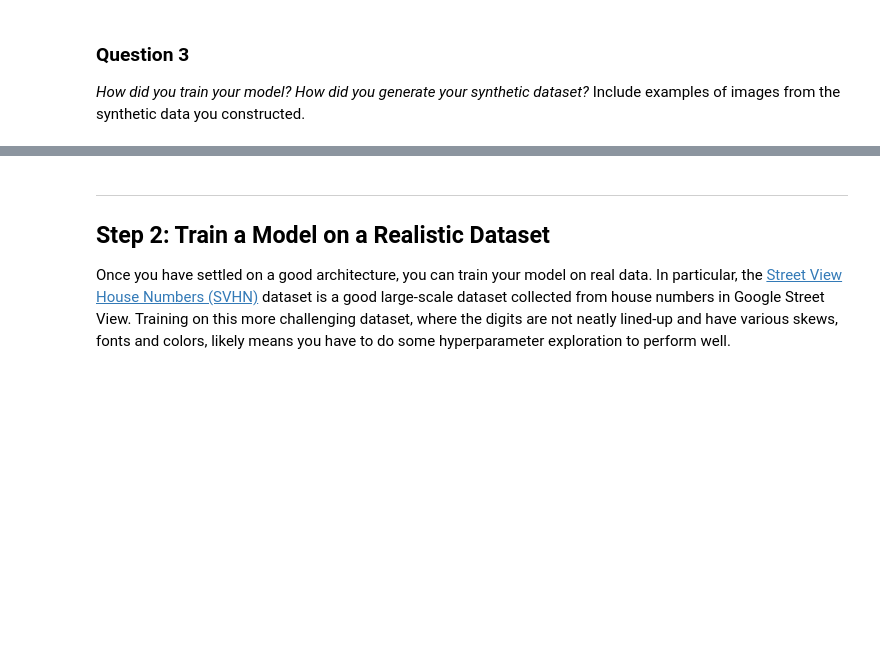
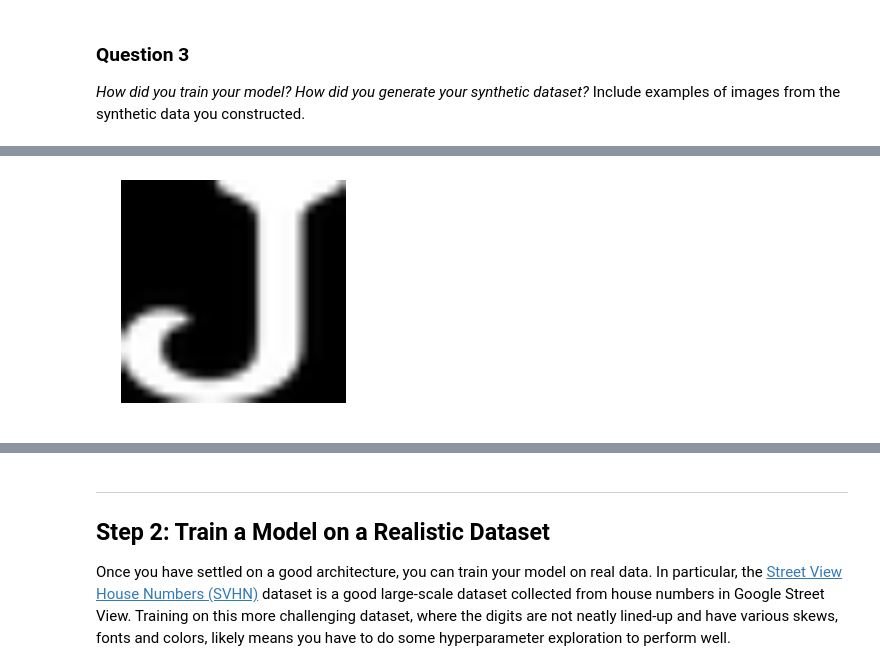
Before and after one commit to kiril-me/machine-learning, a Jupyter notebook: projects/digit_recognition/digit_recognition.ipynb, the cells around one changed output, grey strips where cells are left out. Drawn from its saved outputs; the diff is of its cells as text; code cells hidden in the pictures; blank space fills up the shorter version.

```diff
--- a/projects/digit_recognition/digit_recognition.ipynb
+++ b/projects/digit_recognition/digit_recognition.ipynb
@@ -62,16 +181,16 @@ pickle_file = 'notMNIST.pickle'
 
 with open(pickle_file, 'rb') as f:
   save = pickle.load(f)
-  train_dataset = save['train_dataset']
-  train_labels = save['train_labels']
-  valid_dataset = save['valid_dataset']
-  valid_labels = save['valid_labels']
-  test_dataset = save['test_dataset']
-  test_labels = save['test_labels']
+  train_dataset_org = save['train_dataset']
+  train_labels_org = save['train_labels']
+  valid_dataset_org = save['valid_dataset']
+  valid_labels_org = save['valid_labels']
+  test_dataset_org = save['test_dataset']
+  test_labels_org = save['test_labels']
   del save  # hint to help gc free up memory
-  print('Training set', train_dataset.shape, train_labels.shape)
-  print('Validation set', valid_dataset.shape, valid_labels.shape)
-  print('Test set', test_dataset.shape, test_labels.shape)
+  print('Training set', train_dataset_org.shape, train_labels_org.shape)
+  print('Validation set', valid_dataset_org.shape, valid_labels_org.shape)
+  print('Test set', test_dataset_org.shape, test_labels_org.shape)
 # %% [output]
 Training set (200000, 28, 28) (200000,)
 Validation set (10000, 28, 28) (10000,)
@@ -320,0 +756,9 @@ _How did you train your model? How did you generate your synthetic dataset?_ Inc
+# %%
+plt.axis('off')
+
+imgplot1 = plt.imshow(train_dataset_org[1], cmap='gray')
+
+
+#imgplot2 = plt.imshow(train_dataset_org[2], cmap='gray')
+# %% [output]
+[figure, added]
```
Also changed, not shown: parts of 35 cells of this notebook.
